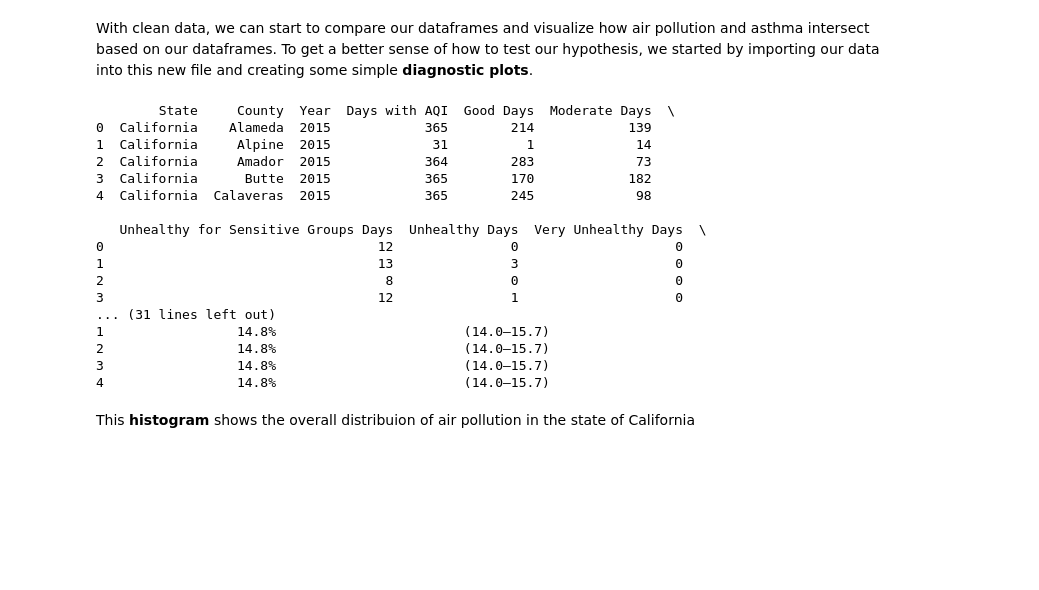
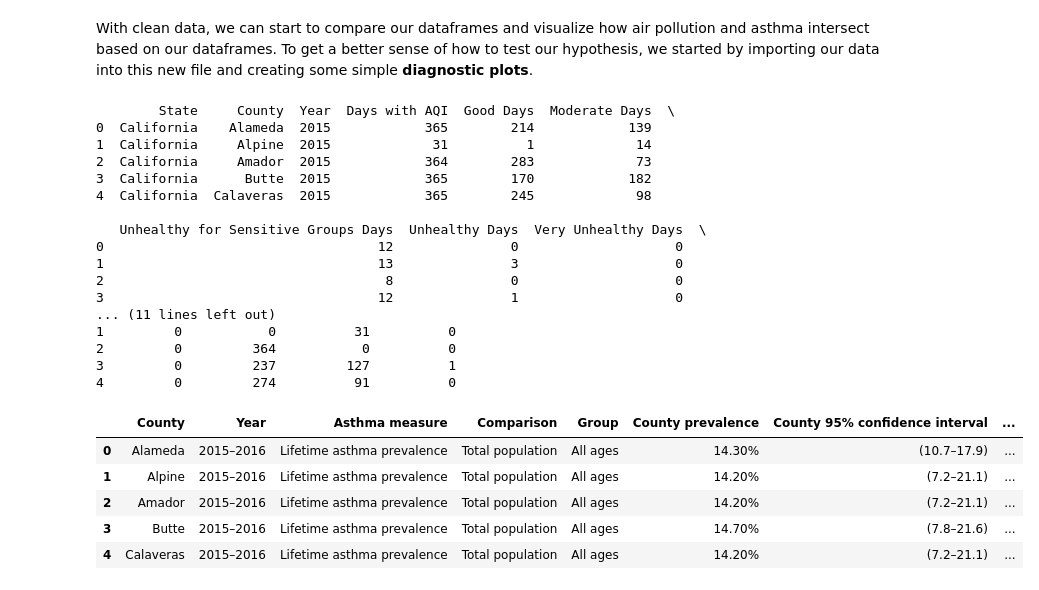
Before and after one commit to ENVS110a-SP23/group5-project, a Jupyter notebook: DataVisualization.ipynb, the cells around one changed output. Saved outputs shown, nothing was run; the diff lists cells and outputs as text; code cells hidden in the pictures; blank space fills up the shorter version.

```diff
--- a/DataVisualization.ipynb
+++ b/DataVisualization.ipynb
@@ -6,42 +6,48 @@ import seaborn as sns
 
 import numpy as np
 import pandas as pd
+
+import scipy.stats as stats
 
 asthma = pd.read_csv('/Users/delre/group5-project/Datasets/California_Asthma_Data_ADA.csv', header = 4)
 aqi2015 = pd.read_csv('/Users/delre/group5-project/Datasets/annual_aqi_by_county_2015.csv')
 aqi2016 = pd.read_csv('/Users/delre/group5-project/Datasets/annual_aqi_by_county_2016.csv')
 
 asthmalist = ['County', 'Year', 'Asthma measure', 'Comparison', 'Group',
        'County prevalence', 'County 95% confidence interval',
        'California prevalence', 'California 95% confidence interval']
 
 ca_asthma = asthma[asthmalist]
 
 ca_aqi2015 = aqi2015.loc[aqi2015['State']=='California',:].reset_index(drop=True)
 ca_aqi2016 = aqi2016.loc[aqi2016['State']=='California',:].reset_index(drop=True)
 
 ca_aqi = pd.concat([ca_aqi2015, ca_aqi2016], axis = 0)
 ca_asthma2015 = ca_asthma.loc[ca_asthma['Year']=='2015–2016',:].reset_index(drop=True)
 
 print(ca_aqi.head())
-print(ca_asthma.head())
+ca_asthma2015.head()
 # %% [output]
         State     County  Year  Days with AQI  Good Days  Moderate Days  \
 0  California    Alameda  2015            365        214            139
 1  California     Alpine  2015             31          1             14
 2  California     Amador  2015            364        283             73
 3  California      Butte  2015            365        170            182
 4  California  Calaveras  2015            365        245             98
 
    Unhealthy for Sensitive Groups Days  Unhealthy Days  Very Unhealthy Days  \
 0                                   12               0                    0
 1                                   13               3                    0
 2                                    8               0                    0
 3                                   12               1                    0
-... (31 lines left out)
-1                 14.8%                        (14.0–15.7)
-2                 14.8%                        (14.0–15.7)
-3                 14.8%                        (14.0–15.7)
-4                 14.8%                        (14.0–15.7)
+... (11 lines left out)
+1         0           0          31          0
+2         0         364           0          0
+3         0         237         127          1
+4         0         274          91          0
+|  | County | Year | Asthma measure | Comparison | Group | County prevalence | County 95% confidence interval | ... |
+| 0 | Alameda | 2015–2016 | Lifetime asthma prevalence | Total population | All ages | 14.30% | (10.7–17.9) | ... |
+| 1 | Alpine | 2015–2016 | Lifetime asthma prevalence | Total population | All ages | 14.20% | (7.2–21.1) | ... |
+| 2 | Amador | 2015–2016 | Lifetime asthma prevalence | Total population | All ages | 14.20% | (7.2–21.1) | ... |
+| 3 | Butte | 2015–2016 | Lifetime asthma prevalence | Total population | All ages | 14.70% | (7.8–21.6) | ... |
+| 4 | Calaveras | 2015–2016 | Lifetime asthma prevalence | Total population | All ages | 14.20% | (7.2–21.1) | ... |
-# %% [markdown]
-This **histogram** shows the overall distribuion of air pollution in the state of California
```
Also changed, not shown: parts of 9 cells of this notebook.
